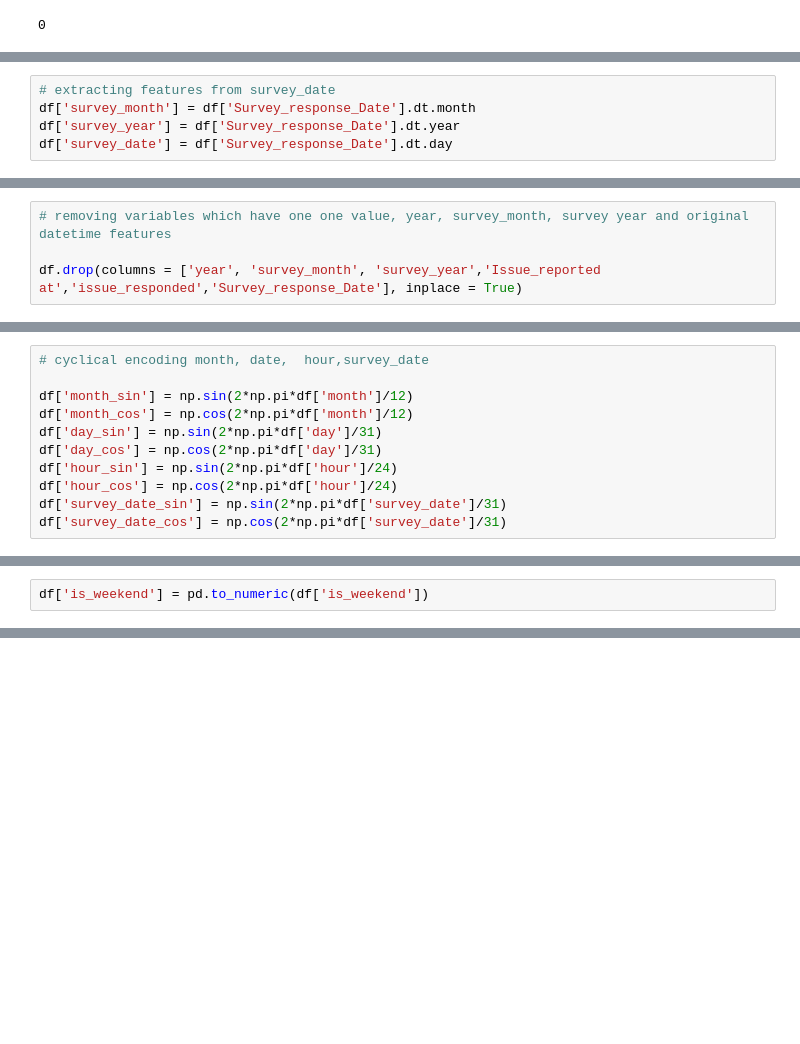
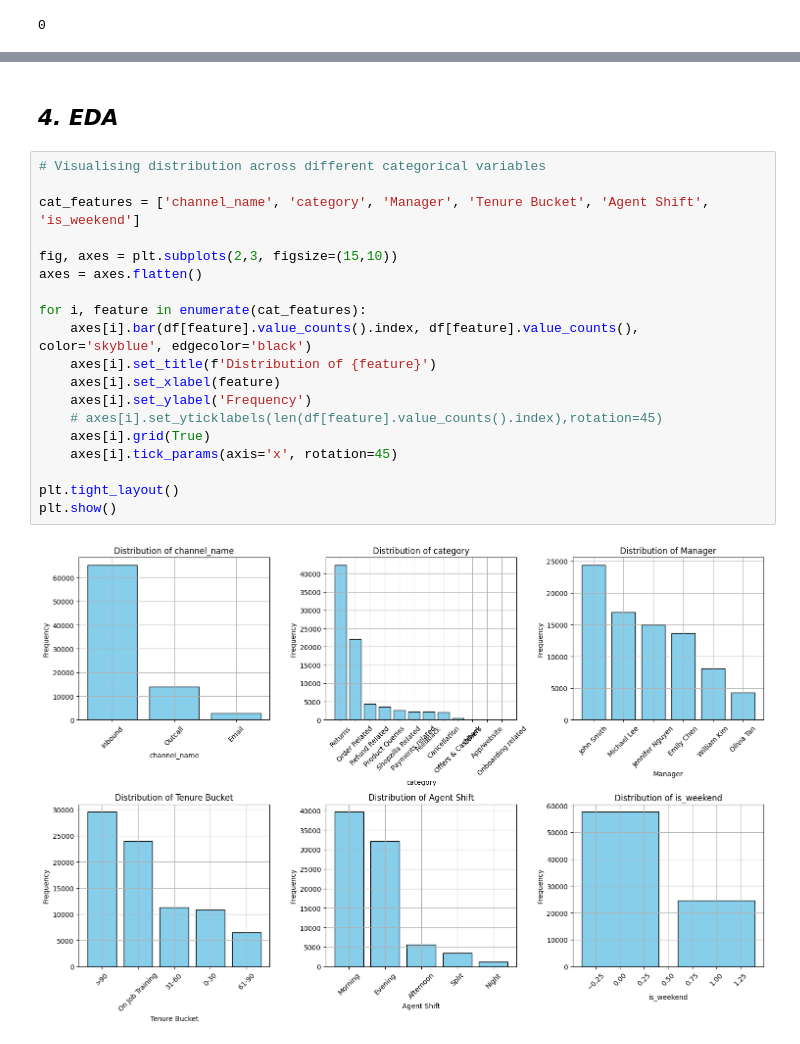
Before and after one commit to Aparna-Praturi/Customer_satisfaction_prediction, a Jupyter notebook: Deep_learning_CSAT.ipynb, the cells around one changed output, grey strips where cells are left out. Saved outputs shown, nothing was run; the diff lists cells and outputs as text; blank space fills up the shorter version.

```diff
--- a/Deep_learning_CSAT.ipynb
+++ b/Deep_learning_CSAT.ipynb
@@ -332,5 +361,0 @@ df['response_time'] = (df['issue_responded'] - df['Issue_reported at']).dt.total
-# %%
-# extracting features from survey_date
-df['survey_month'] = df['Survey_response_Date'].dt.month
-df['survey_year'] = df['Survey_response_Date'].dt.year
-df['survey_date'] = df['Survey_response_Date'].dt.day
@@ -354,4 +361,0 @@ no.of survey days : 31
-# %%
-# removing variables which have one one value, year, survey_month, survey year and original datetime features
-
-df.drop(columns = ['year', 'survey_month', 'survey_year','Issue_reported at','issue_responded','Survey_response_Date'], inplace = True)
@@ -378,11 +361,0 @@ memory usage: 9.2+ MB
-# %%
-# cyclical encoding month, date,  hour,survey_date
-
-df['month_sin'] = np.sin(2*np.pi*df['month']/12)
-df['month_cos'] = np.cos(2*np.pi*df['month']/12)
-df['day_sin'] = np.sin(2*np.pi*df['day']/31)
-df['day_cos'] = np.cos(2*np.pi*df['day']/31)
-df['hour_sin'] = np.sin(2*np.pi*df['hour']/24)
-df['hour_cos'] = np.cos(2*np.pi*df['hour']/24)
-df['survey_date_sin'] = np.sin(2*np.pi*df['survey_date']/31)
-df['survey_date_cos'] = np.cos(2*np.pi*df['survey_date']/31)
@@ -394,2 +361,0 @@ df['tenure_map'] = df['Tenure Bucket'].map(map)
-# %%
-df['is_weekend'] = pd.to_numeric(df['is_weekend'])
@@ -540,0 +362,23 @@ Epoch 10/10
+# %% [markdown]
+## ***4. EDA***
+# %%
+# Visualising distribution across different categorical variables
+
+cat_features = ['channel_name', 'category', 'Manager', 'Tenure Bucket', 'Agent Shift', 'is_weekend']
+
+fig, axes = plt.subplots(2,3, figsize=(15,10))
+axes = axes.flatten()
+
+for i, feature in enumerate(cat_features):
+    axes[i].bar(df[feature].value_counts().index, df[feature].value_counts(), color='skyblue', edgecolor='black')
+    axes[i].set_title(f'Distribution of {feature}')
+    axes[i].set_xlabel(feature)
+    axes[i].set_ylabel('Frequency')
+    # axes[i].set_yticklabels(len(df[feature].value_counts().index),rotation=45)
+    axes[i].grid(True)
+    axes[i].tick_params(axis='x', rotation=45)
+
+plt.tight_layout()
+plt.show()
+# %% [output]
+[figure, added]
```
Also changed, not shown: parts of 92 cells of this notebook.
